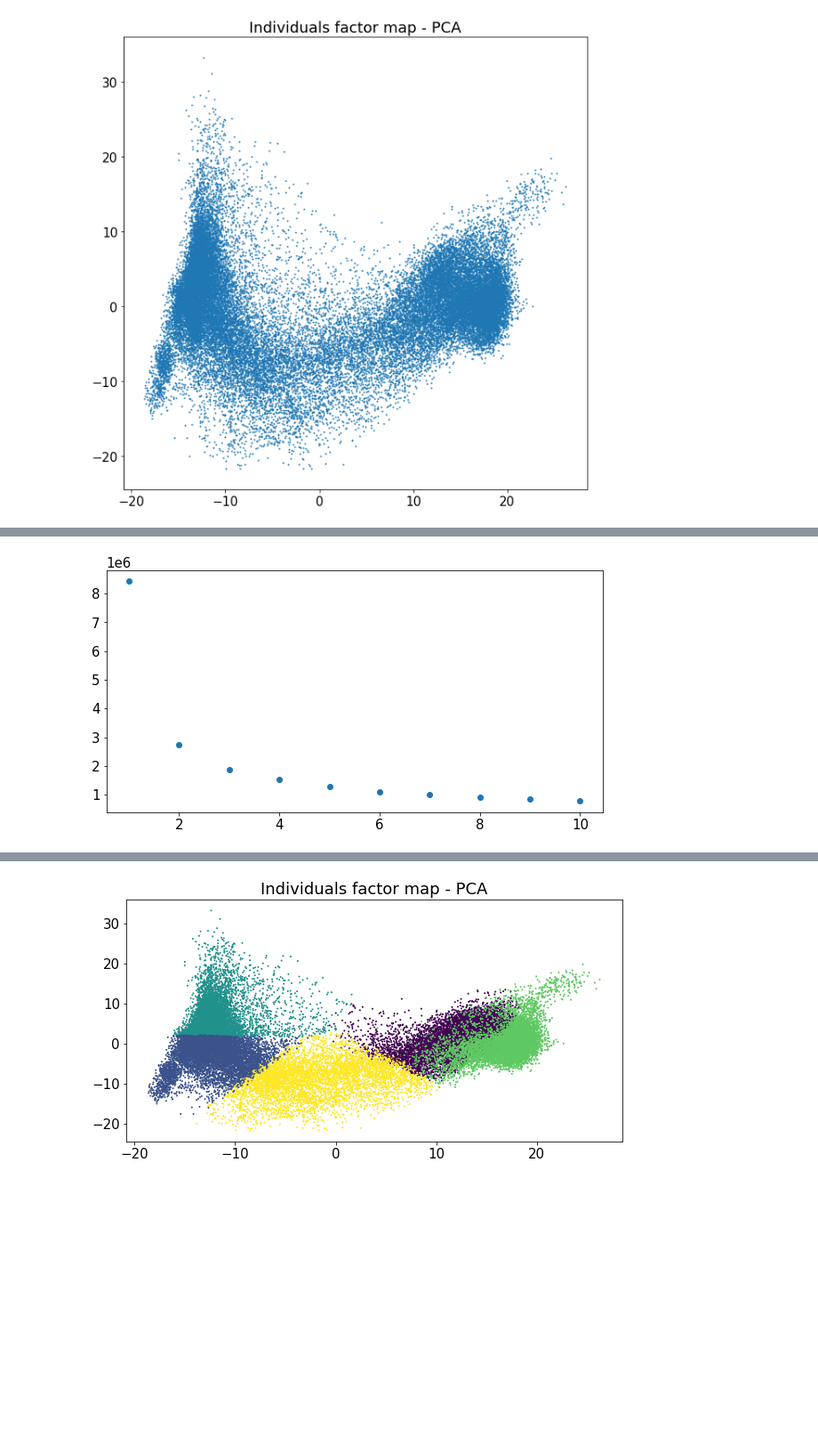
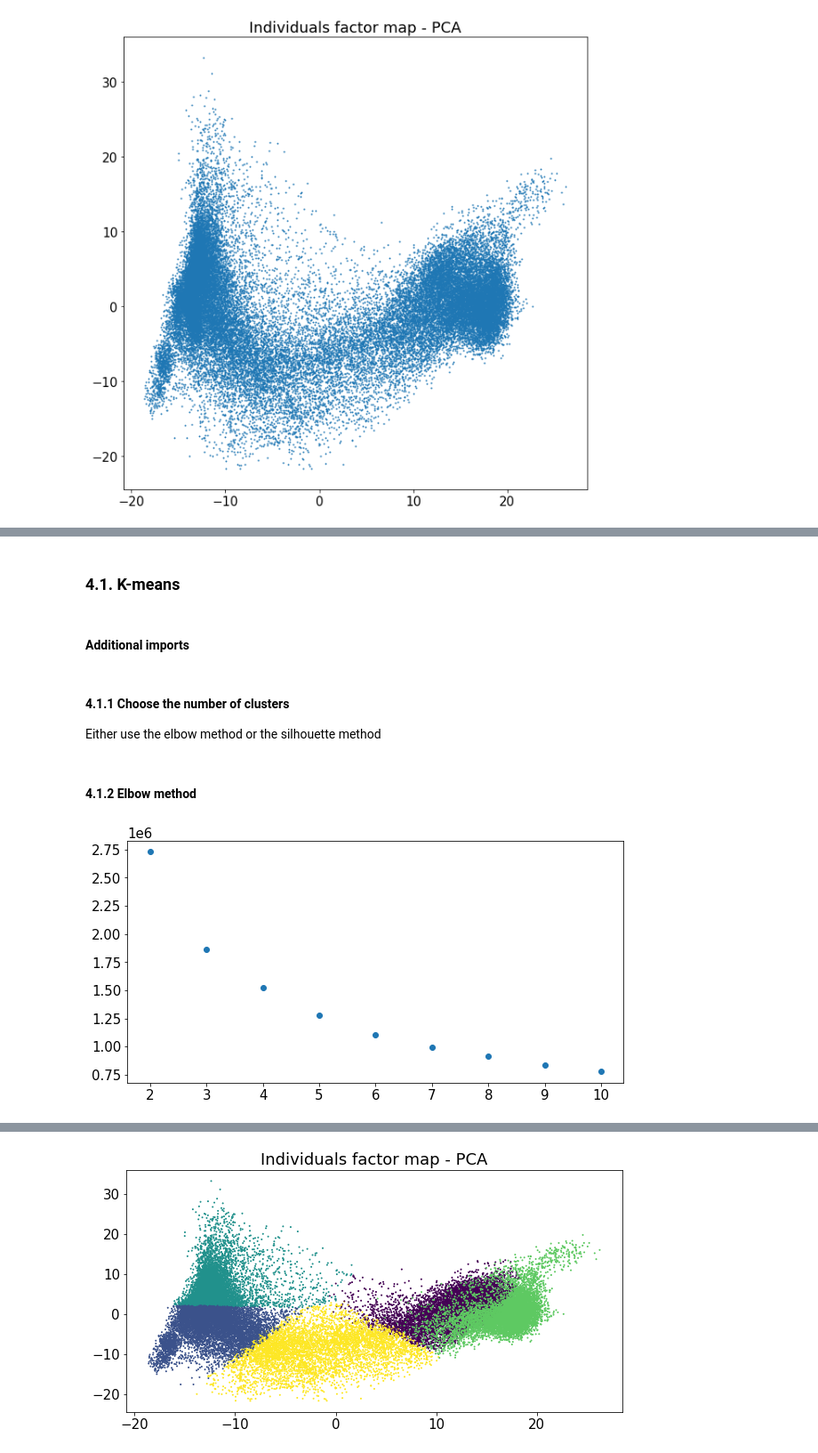
Before and after one commit to jorisguerin/clusteringLectures, a Jupyter notebook: TP_mars.ipynb, the cells around one changed output, grey strips where cells are left out. Shown at 89% size. Cells and saved outputs as stored; diff of their text form; code cells hidden in the pictures; blank space fills up the shorter version.

```diff
--- a/TP_mars.ipynb
+++ b/TP_mars.ipynb
@@ -132,3 +204,7 @@ plt.show()
+# %% [markdown]
+### 4.1. K-means
+# %% [markdown]
+#### Additional imports
 # %%
 from sklearn.cluster import KMeans, AgglomerativeClustering
 from sklearn.metrics import silhouette_score
@@ -137,12 +211,18 @@ mars_reduced = mars_pca[:, :3]
+# %% [markdown]
+#### 4.1.1 Choose the number of clusters
+
+Either use the elbow method or the silhouette method
+# %% [markdown]
+#### 4.1.2 Elbow method
 # %%
 inertia = []
 for k in range(1, 11):
     kmeans = KMeans(n_clusters=k)
     kmeans.fit(mars_reduced)
     inertia.append(kmeans.inertia_)
 inertia = np.array(inertia)
 
-plt.scatter(range(1, 11), inertia)
+plt.scatter(range(2, 11), inertia[1:])
 plt.show()
 # %% [output]
-[figure, old version]
+[figure, new version]
```
Also changed, not shown: parts of 40 cells of this notebook, 2 other files.
